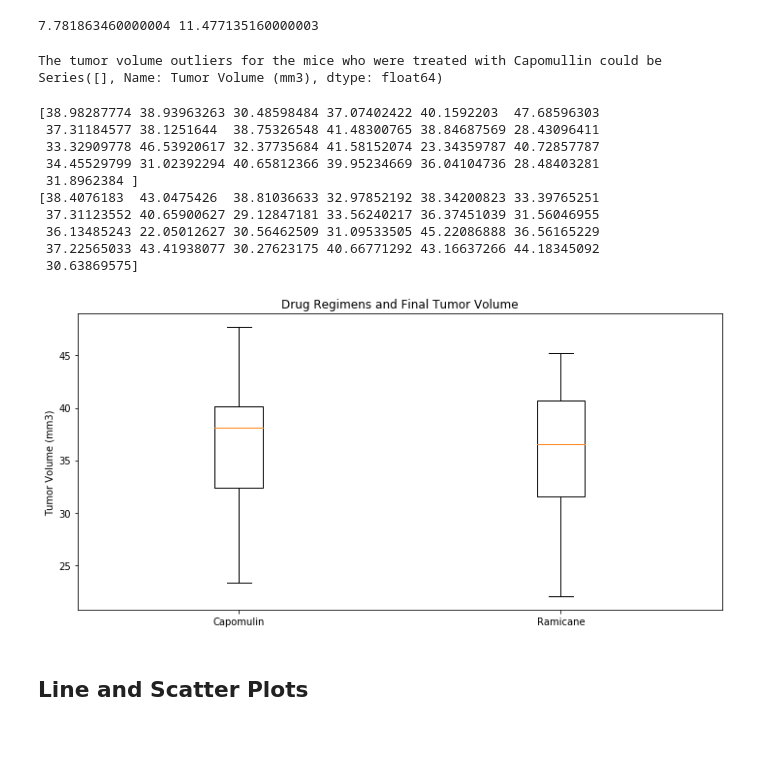
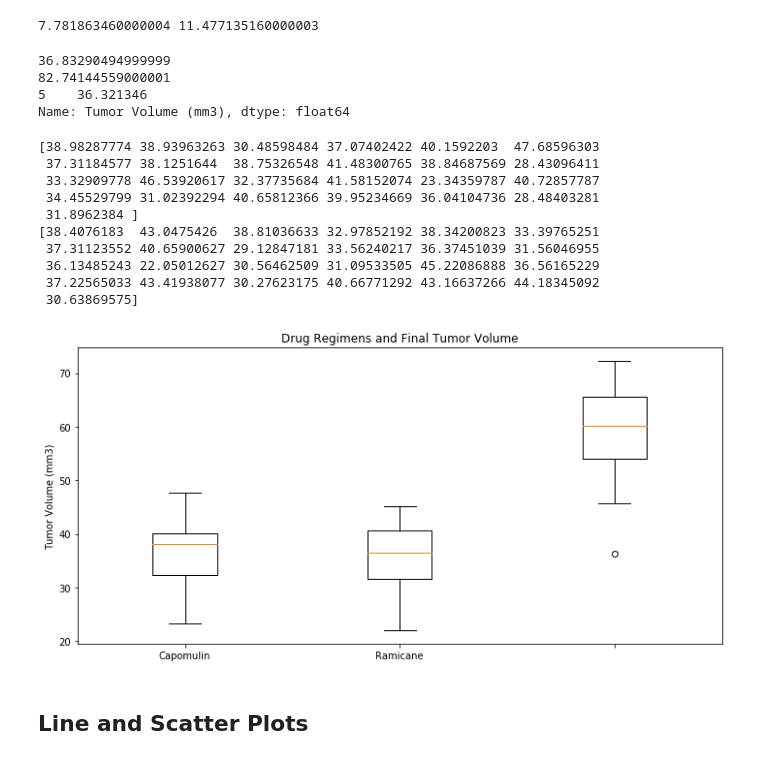
Before and after one commit to debrawu/matplotlib-challenge, a Jupyter notebook: Pymaceuticals/pymaceuticals_starter.ipynb, the cells around one changed output. Saved outputs shown, nothing was run; the diff lists cells and outputs as text; code cells hidden in the pictures.

```diff
--- a/Pymaceuticals/pymaceuticals_starter.ipynb
+++ b/Pymaceuticals/pymaceuticals_starter.ipynb
@@ -408,27 +423,41 @@ print(capiqr, infiqr)
     # Determine outliers using upper and lower bounds
 
 #CAPOMULIN
-tumor_volume_cap.reset_index()
-
-cap_lb = capq1 - (1.5*capiqr)
-cap_ub = capq3 + (1.5*capiqr)
-
-#determine outliers for capomulin
+# tumor_volume_cap.index
 
 
-#RAMICANE
-ram_lb = ramq1 - (1.5*ramiqr)
-ram_ub = ramq3 + (1.5*ramiqr)
+# cap_lb = capq1 - (1.5*capiqr)
+# cap_ub = capq3 + (1.5*capiqr)
 
-#INFUBOLIN
+# print(cap_lb)
+# print(cap_ub)
+
+# #determine outliers for capomulin
+# outliers = tumor_volume_cap['Tumor Volume (mm3)'].loc[(tumor_volume_cap['Tumor Volume (mm3)'] < cap_lb) | (tumor_volume_cap['Tumor Volume (mm3)'] > cap_ub)]
+# print(outliers)
+
+# #RAMICANE
+# ram_lb = ramq1 - (1.5*ramiqr)
+# ram_ub = ramq3 + (1.5*ramiqr)
+
+# #INFUBOLIN
 inf_lb = infq1 - (1.5*infiqr)
 inf_ub = infq3 + (1.5*infiqr)
 
-#CEFTAMIN
-cef_lb = cefq1 - (1.5*cefiqr)
-cef_ub = cefq3 + (1.5*cefiqr)
+print(inf_lb)
+print(inf_ub)
+
+outliers = tumor_volume_inf['Tumor Volume (mm3)'].loc[(tumor_volume_inf['Tumor Volume (mm3)'] < inf_lb) | (tumor_volume_inf['Tumor Volume (mm3)'] > inf_ub)]
+print(outliers)
+
+# #CEFTAMIN
+# cef_lb = cefq1 - (1.5*cefiqr)
+# cef_ub = cefq3 + (1.5*cefiqr)
 # %% [output]
-The tumor volume outliers for the mice who were treated with Capomullin could be Series([], Name: Tumor Volume (mm3), dtype: float64)
+36.83290494999999
+82.74144559000001
+5    36.321346
+Name: Tumor Volume (mm3), dtype: float64
 # %%
 # Generate a box plot of the final tumor volume of each mouse across four regimens of interest
 
@@ -436,35 +465,36 @@ new = np.array(tumor_volume_cap).flatten()
 print(new)
 
 rat = np.array(tumor_volume_ram).flatten()
 print(rat)
+
 three = np.array(tumor_volume_inf).flatten()
 
 four = np.array(tumor_volume_cef).flatten()
 
-data = [new, rat]
+data = [new, rat, three]
 
 
 fig = plt.figure(1, figsize = (10,5))
 ax = fig.add_subplot(111)
 boxplot = ax.boxplot(data)
 
 plt.title('Drug Regimens and Final Tumor Volume')
 plt.ylabel('Tumor Volume (mm3)')
 ax.set_xticklabels(['Capomulin', 'Ramicane'])
 
 plt.tight_layout()
 # %% [output]
 [38.98287774 38.93963263 30.48598484 37.07402422 40.1592203  47.68596303
  37.31184577 38.1251644  38.75326548 41.48300765 38.84687569 28.43096411
  33.32909778 46.53920617 32.37735684 41.58152074 23.34359787 40.72857787
  34.45529799 31.02392294 40.65812366 39.95234669 36.04104736 28.48403281
  31.8962384 ]
 [38.4076183  43.0475426  38.81036633 32.97852192 38.34200823 33.39765251
  37.31123552 40.65900627 29.12847181 33.56240217 36.37451039 31.56046955
  36.13485243 22.05012627 30.56462509 31.09533505 45.22086888 36.56165229
  37.22565033 43.41938077 30.27623175 40.66771292 43.16637266 44.18345092
  30.63869575]
-[figure, old version]
+[figure, new version]
 # %% [markdown]
 ## Line and Scatter Plots
 # %%
```
Also changed, not shown: parts of 6 cells of this notebook.
